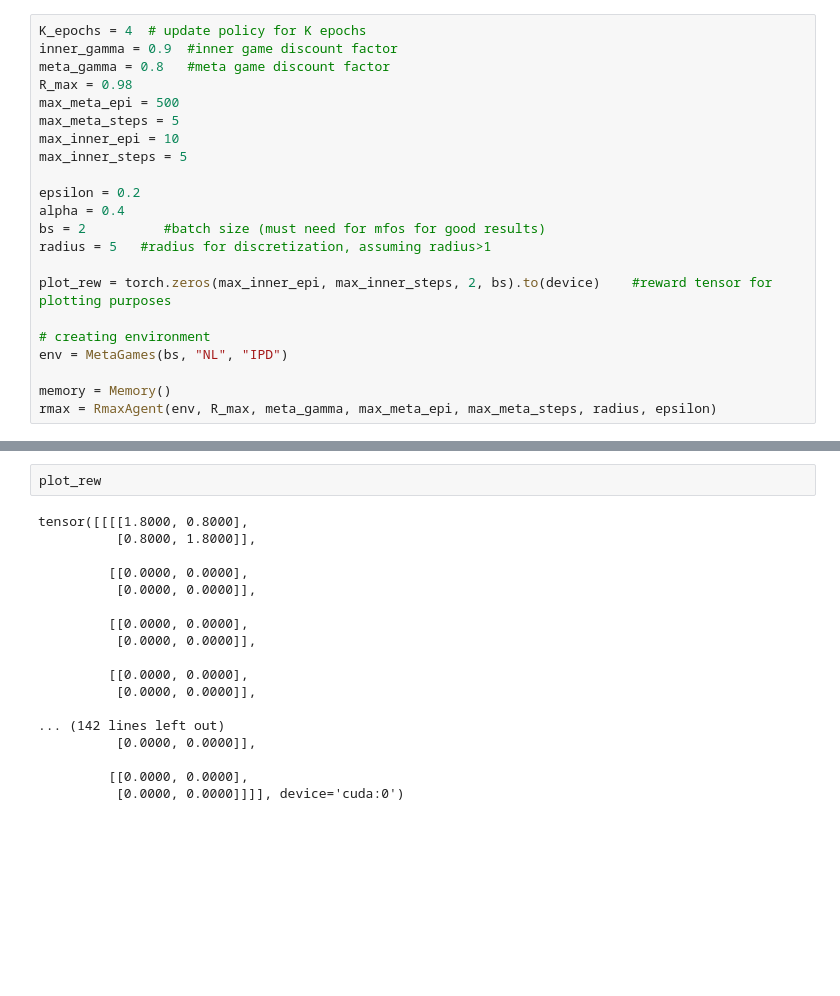
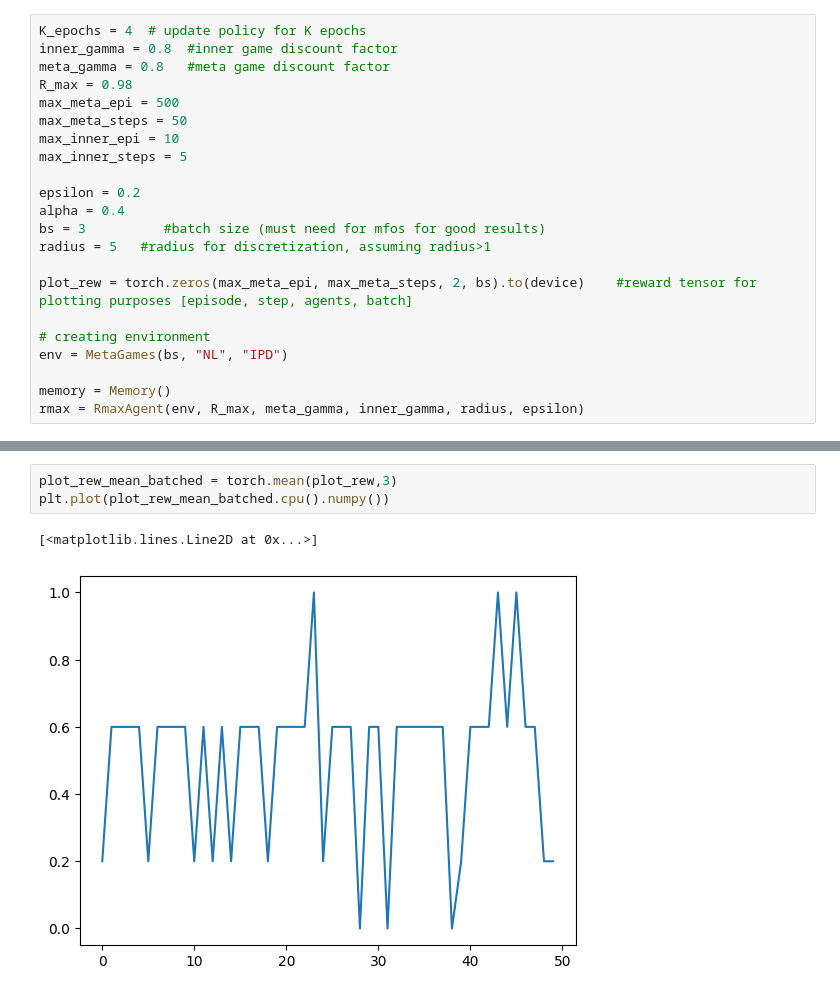
Before and after one commit to kittyfungg/4yp, a Jupyter notebook: Work/Rmax - arch 1.ipynb, the cells around one changed output, grey strips where cells are left out. Drawn from its saved outputs; the diff is of its cells as text; blank space fills up the shorter version.

```diff
--- a/Work/Rmax - arch 1.ipynb
+++ b/Work/Rmax - arch 1.ipynb
@@ -16,23 +17,23 @@ def round_func(number, radius):
     return (torch.round(torch.div(number, radius)))
 # %%
 K_epochs = 4  # update policy for K epochs
-inner_gamma = 0.9  #inner game discount factor
+inner_gamma = 0.8  #inner game discount factor
 meta_gamma = 0.8   #meta game discount factor
 R_max = 0.98
 max_meta_epi = 500
-max_meta_steps = 5
+max_meta_steps = 50
 max_inner_epi = 10
 max_inner_steps = 5
 
 epsilon = 0.2
 alpha = 0.4
-bs = 2          #batch size (must need for mfos for good results)
+bs = 3          #batch size (must need for mfos for good results)
 radius = 5   #radius for discretization, assuming radius>1
 
-plot_rew = torch.zeros(max_inner_epi, max_inner_steps, 2, bs).to(device)    #reward tensor for plotting purposes
+plot_rew = torch.zeros(max_meta_epi, max_meta_steps, 2, bs).to(device)    #reward tensor for plotting purposes [episode, step, agents, batch]
 
 # creating environment
 env = MetaGames(bs, "NL", "IPD")
 
 memory = Memory()
-rmax = RmaxAgent(env, R_max, meta_gamma, max_meta_epi, max_meta_steps, radius, epsilon)
+rmax = RmaxAgent(env, R_max, meta_gamma, inner_gamma, radius, epsilon)
@@ -106,23 +102,9 @@ for episode in range(rmax.max_episodes): #for each meta-episode
 #                 if not(reward==1):
 #                     self.R[state][best_action]=-10
 #                 break
-# %%
-plot_rew
-# %% [output]
-tensor([[[[1.8000, 0.8000],
-          [0.8000, 1.8000]],
-
-         [[0.0000, 0.0000],
-          [0.0000, 0.0000]],
-
-         [[0.0000, 0.0000],
-          [0.0000, 0.0000]],
-
-         [[0.0000, 0.0000],
-          [0.0000, 0.0000]],
-
-... (142 lines left out)
-          [0.0000, 0.0000]],
-
-         [[0.0000, 0.0000],
-          [0.0000, 0.0000]]]], device='cuda:0')
+# %%
+plot_rew_mean_batched = torch.mean(plot_rew,3)
+plt.plot(plot_rew_mean_batched.cpu().numpy())
+# %% [output]
+[<matplotlib.lines.Line2D at 0x...>]
+[figure, added]
```
Also changed, not shown: parts of 3 cells of this notebook, 5 other files.
